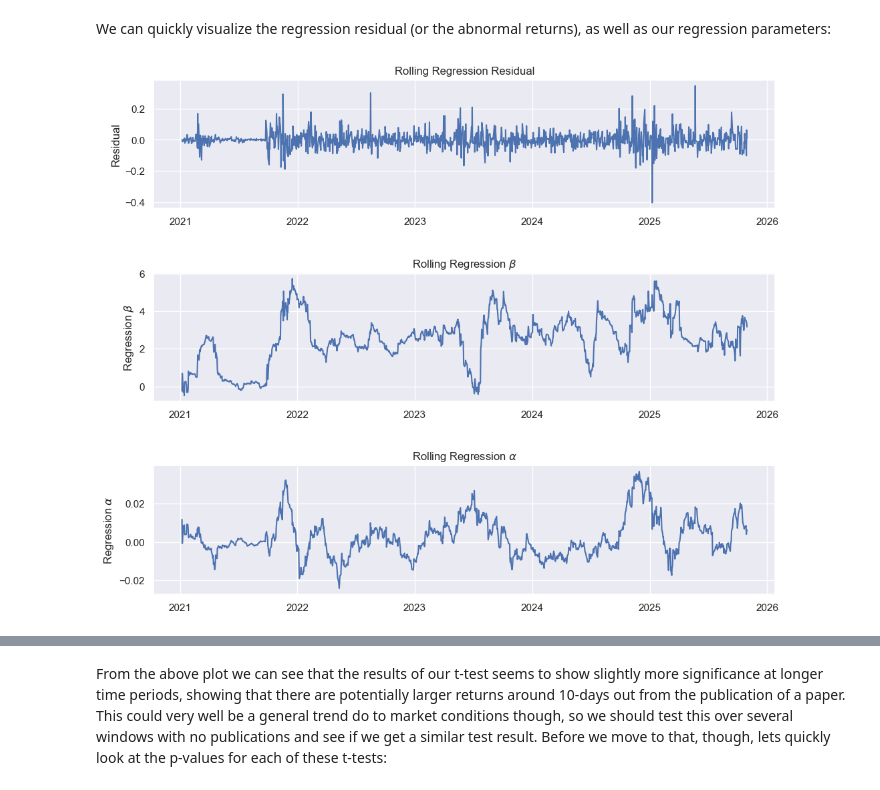
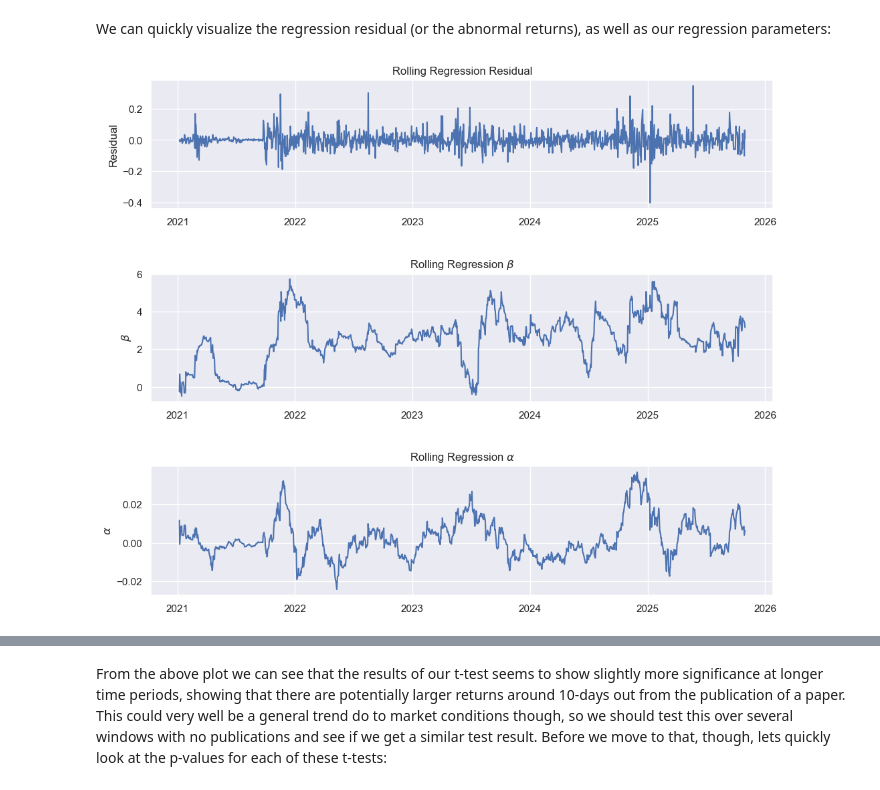
Before and after one commit to will-friend/QuantumSignalResearch, a Jupyter notebook: notebooks/02_IonQ_Rolling_Regression.ipynb, the cells around one changed output, grey strips where cells are left out. Drawn from its saved outputs; the diff is of its cells as text; code cells hidden in the pictures.

```diff
--- a/notebooks/02_IonQ_Rolling_Regression.ipynb
+++ b/notebooks/02_IonQ_Rolling_Regression.ipynb
@@ -37,32 +37,34 @@ alpha = reg.params['const'].fillna(method='bfill')
 beta = reg.params['^GSPC'].fillna(method='bfill')
 
 residual = Y - (X['^GSPC']*beta) - alpha
+residual = residual - residual.mean()
 residual = residual[1:]
 beta = beta[2:]
 alpha = alpha[2:]
+stock_data = stock_data[2:]
 # %% [markdown]
 We can quickly visualize the regression residual (or the abnormal returns), as well as our regression parameters:
 # %%
 import seaborn as sns
 import matplotlib.pyplot as plt
 sns.set()
 
 fig, ax = plt.subplots(3, 1,figsize=(12,10))
 _ = ax[0].plot(residual)
 _ = ax[0].set_ylabel("Residual")
 _ = ax[0].set_title("Rolling Regression Residual")
 
 _ = ax[1].plot(beta)
-_ = ax[1].set_ylabel(r"Regression $\beta$")
+_ = ax[1].set_ylabel(r"$\beta$")
 _ = ax[1].set_title(r"Rolling Regression $\beta$")
 
 _ = ax[2].plot(alpha)
-_ = ax[2].set_ylabel(r"Regression $\alpha$")
+_ = ax[2].set_ylabel(r"$\alpha$")
 _ = ax[2].set_title(r"Rolling Regression $\alpha$")
 
 plt.subplots_adjust(wspace=0.3, hspace=0.5)
 # %% [output]
-[figure, old version]
+[figure, new version]
 # %%
 import sys
 sys.path.append('../')
```
Also changed, not shown: parts of 6 cells of this notebook, 3 other files.
